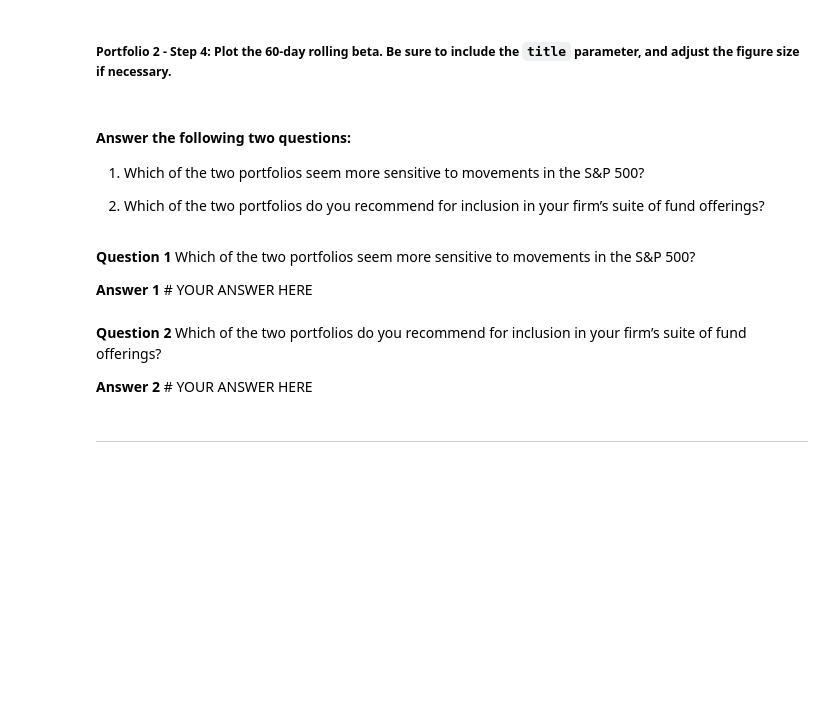
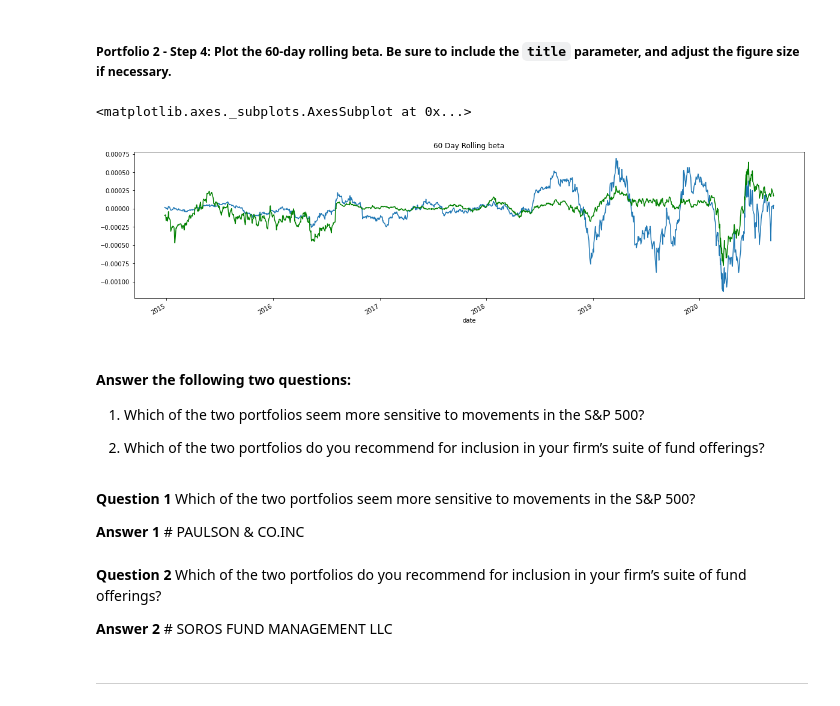
Before and after one commit to AnilVinnakota/assignment4, a Jupyter notebook: risk_return_analysis.ipynb, the cells around one changed output. Saved outputs shown, nothing was run; the diff lists cells and outputs as text; code cells hidden in the pictures; blank space fills up the shorter version.

```diff
--- a/risk_return_analysis.ipynb
+++ b/risk_return_analysis.ipynb
@@ -402,7 +435,12 @@ Your analysis is nearing completion. Now, you need to evaluate how the portfolio
 # %%
 # Plot the rolling beta
 # Include a title parameter and adjust the figure size
 # YOUR CODE HERE
+ax = daily_returns['PAULSON & CO.INC.'].rolling(60).mean().plot(figsize=(20,5), title='60 Day Rolling beta')
+daily_returns['SOROS FUND MANAGEMENT LLC'].rolling(60).mean().plot(ax=ax,figsize=(20,5), title='60 Day Rolling beta', color='green')
+# %% [output]
+<matplotlib.axes._subplots.AxesSubplot at 0x...>
+[figure, added]
 # %% [markdown]
 #### Answer the following two questions:
 
@@ -412,10 +450,10 @@ Your analysis is nearing completion. Now, you need to evaluate how the portfolio
 # %% [markdown]
 **Question 1** Which of the two portfolios seem more sensitive to movements in the S&P 500?
 
-**Answer 1** # YOUR ANSWER HERE
+**Answer 1** # PAULSON & CO.INC
 # %% [markdown]
 **Question 2** Which of the two portfolios do you recommend for inclusion in your firm’s suite of fund offerings?
 
-**Answer 2** # YOUR ANSWER HERE
+**Answer 2** # SOROS FUND MANAGEMENT LLC
 # %% [markdown]
 ---
```
Also changed, not shown: parts of 8 cells of this notebook.
